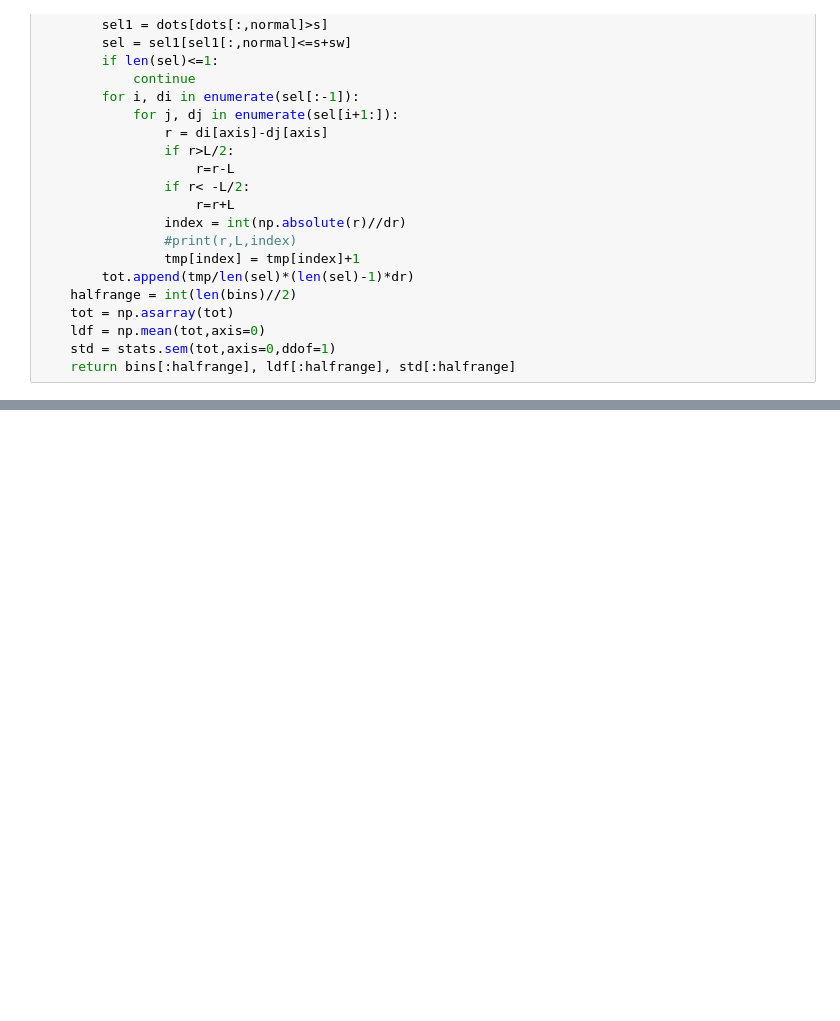
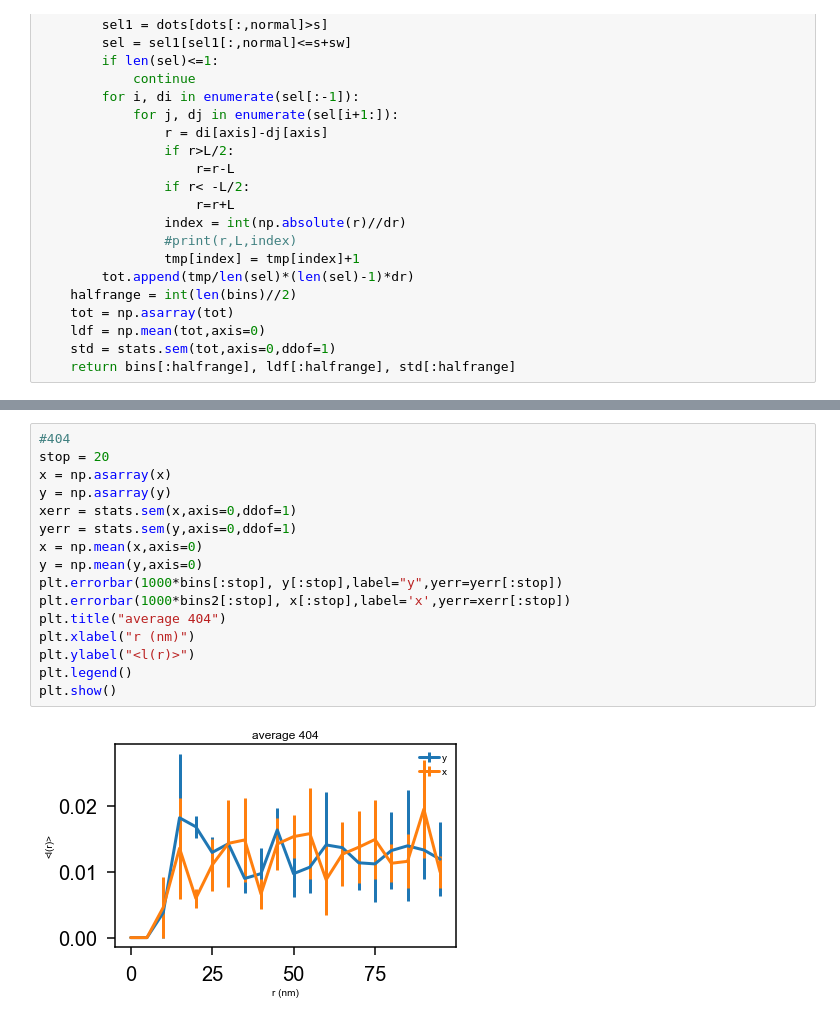
Before and after one commit to cmelab/QD-Paper-RDF, a Jupyter notebook: x_vs_y.ipynb, the cells around one changed output, grey strips where cells are left out. Drawn from its saved outputs; the diff is of its cells as text; blank space fills up the shorter version.

```diff
--- a/x_vs_y.ipynb
+++ b/x_vs_y.ipynb
@@ -73,0 +104,18 @@ def plot_ldf(dots, L, dr=0.01, axis = 1,sw=0.05):
+# %%
+#404
+stop = 20
+x = np.asarray(x)
+y = np.asarray(y)
+xerr = stats.sem(x,axis=0,ddof=1)
+yerr = stats.sem(y,axis=0,ddof=1)
+x = np.mean(x,axis=0)
+y = np.mean(y,axis=0)
+plt.errorbar(1000*bins[:stop], y[:stop],label="y",yerr=yerr[:stop])
+plt.errorbar(1000*bins2[:stop], x[:stop],label='x',yerr=xerr[:stop])
+plt.title("average 404")
+plt.xlabel("r (nm)")
+plt.ylabel("<l(r)>")
+plt.legend()
+plt.show()
+# %% [output]
+[figure, added]
```
Also changed, not shown: parts of 5 cells of this notebook.
